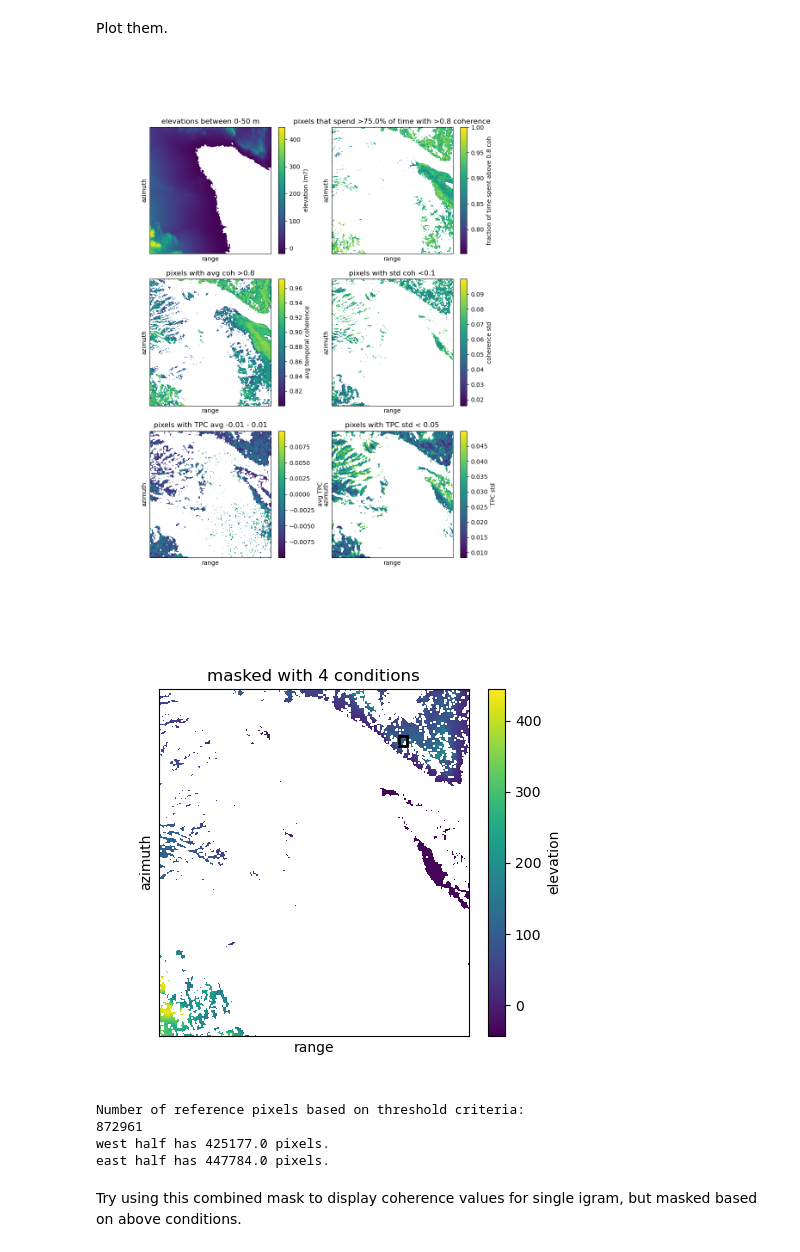
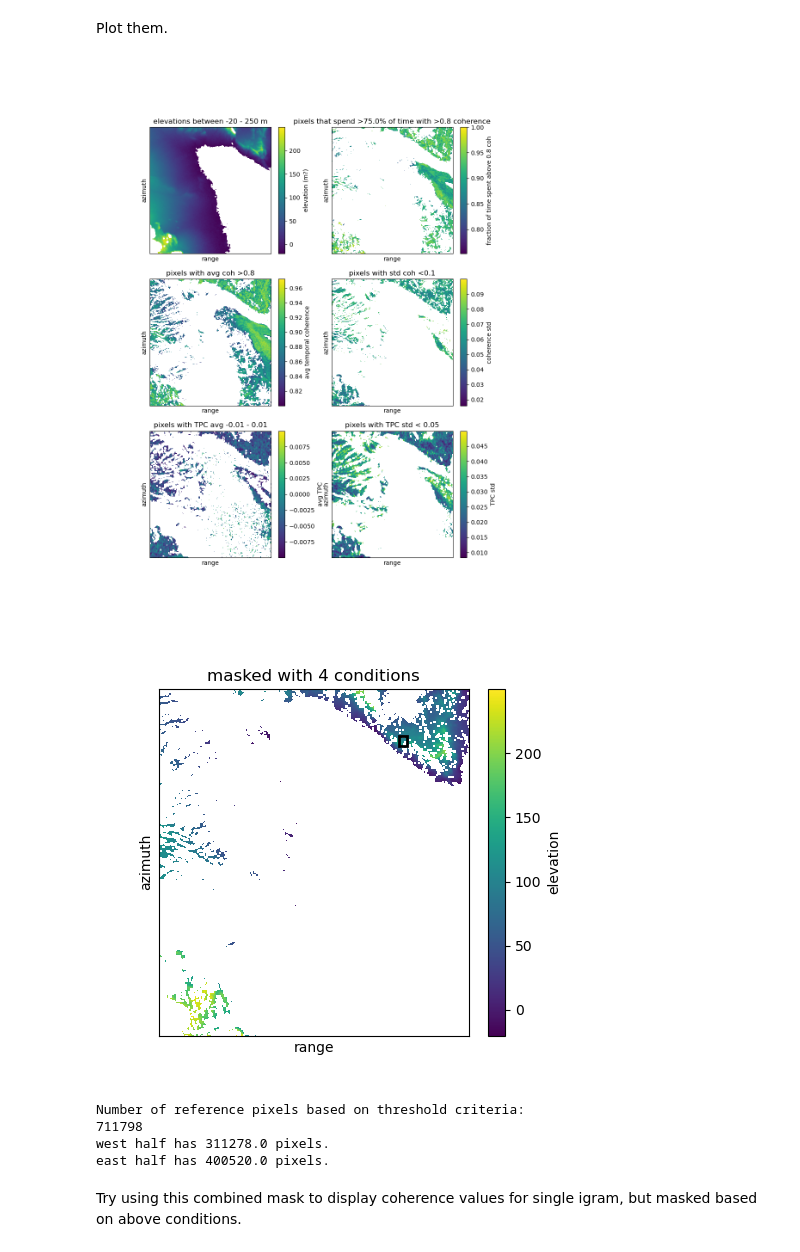
Before and after one commit to opaschall/LagunaSalada, a Jupyter notebook: 11_unwrapped_igrams/choosing_reference_pixels.ipynb, the cells around one changed output. Drawn from its saved outputs; the diff is of its cells as text; code cells hidden in the pictures.

Commit message:
updates to phase v elevation calcs

```diff
--- a/11_unwrapped_igrams/choosing_reference_pixels.ipynb
+++ b/11_unwrapped_igrams/choosing_reference_pixels.ipynb
@@ -80,7 +80,7 @@ for y in range(dy):
             if (elev_cropped[y,x] > -20) and (elev_cropped[y,x] < 75):
                 elev_ref_region[y,x] = 1.0
         else: # bottom left geographically
-            if (elev_cropped[y,x] > -20) and (elev_cropped[y,x] < 200):
+            if (elev_cropped[y,x] > -20) and (elev_cropped[y,x] < 300): #300
                 elev_ref_region[y,x] = 1.0
 print('pixels satisfying elevation criteria assigned as 1s.')
 # larger area with western mtns
@@ -241,7 +261,7 @@ Plot them.
 plt.figure(figsize=(10,13))
 plt.subplot(3,2,1)
 plt.imshow(elev_masked, cmap='viridis',aspect='auto'); plt.xlim(x1-x2,0); plt.xticks([]); plt.yticks([])
-plt.xlabel('range'); plt.ylabel('azimuth'); plt.title('elevations between X-X m'); plt.colorbar(label='elevation (m?)')
+plt.xlabel('range'); plt.ylabel('azimuth'); plt.title('elevations between '+str(elev_min)+' - '+str(elev_max)+' m'); plt.colorbar(label='elevation (m?)')
 #plt.gca().add_patch(Rectangle((800,150),100,30,edgecolor='k',facecolor='none',linewidth=2))
 plt.subplot(3,2,2)
 plt.imshow(coh_time_masked, cmap='viridis',aspect='auto'); plt.xlim(x1-x2,0); plt.xticks([]); plt.yticks([])
@@ -266,45 +286,49 @@ title_text = str('pixels with TPC std < '+str(TPC_std_th))
 plt.xlabel('range'); plt.ylabel('azimuth'); plt.title(title_text); plt.colorbar(label='TPC std')
 plt.show()
 # %% [output]
-[figure, old version]
+[figure, new version]
 # %%
-elev_min = -20
-elev_min = 0
-elev_max = 75
-elev_max = 250
+# elev_min = -20
+# elev_min = 0
+# elev_max = 75
+# elev_max = 250
 
 # masked = np.ma.masked_where(elev_cropped<elev_min,elev_cropped)
 # masked = np.ma.masked_where(masked>elev_max,masked)
 
+elev_min = -20
+elev_max = 250
+
 # larger area with western mtns
 #masked = np.ma.masked_where(elev_ref_region==0,elev_cropped)
-masked = np.ma.masked_where(time_above_th<th_time,elev_cropped)
+masked = np.ma.masked_outside(elev_cropped,elev_min,elev_max) # is this right?
+masked = np.ma.masked_where(time_above_th<th_time,masked)
 masked = np.ma.masked_where(coh_mean<th_coh_mean,masked)
 masked = np.ma.masked_where(coh_std>th_coh_std,masked)
 masked = np.ma.masked_where(np.abs(avg_TPCs)>TPC_avg_th,masked)
 masked = np.ma.masked_where(std_TPCs>TPC_std_th,masked)
 
 plt.figure(figsize=(5,4.5))
 plt.imshow(masked, cmap='viridis',aspect='auto'); plt.xlim(x1-x2,0); plt.xticks([]); plt.yticks([])
 plt.xlabel('range'); plt.ylabel('azimuth'); plt.title('masked with 4 conditions'); plt.colorbar(label='elevation')
 plt.gca().add_patch(Rectangle((800,150),100,30,edgecolor='k',facecolor='none',linewidth=2))
 plt.show()
 
 num_ref_pix = (masked>-10000).sum()
 print('Number of reference pixels based on threshold criteria:\n'+str(num_ref_pix))
 ref_mask = np.zeros((dy,dx))
 masked_y,masked_x = np.nonzero(masked)
 ref_mask[masked_y,masked_x] = 1.0
 left_side = ref_mask[:,0:int(dx/2)].sum()
 right_side = ref_mask[:,int(dx/2):dx].sum()
 print('west half has '+str(left_side)+' pixels.')
 print('east half has '+str(right_side)+' pixels.')
 # %% [output]
-[figure, old version]
+[figure, new version]
 Number of reference pixels based on threshold criteria:
-872961
-west half has 425177.0 pixels.
-east half has 447784.0 pixels.
+711798
+west half has 311278.0 pixels.
+east half has 400520.0 pixels.
 # %% [markdown]
 Try using this combined mask to display coherence values for single igram, but masked based on above conditions.
 # %%
```
Also changed, not shown: parts of 10 cells of this notebook, 4 other files.
